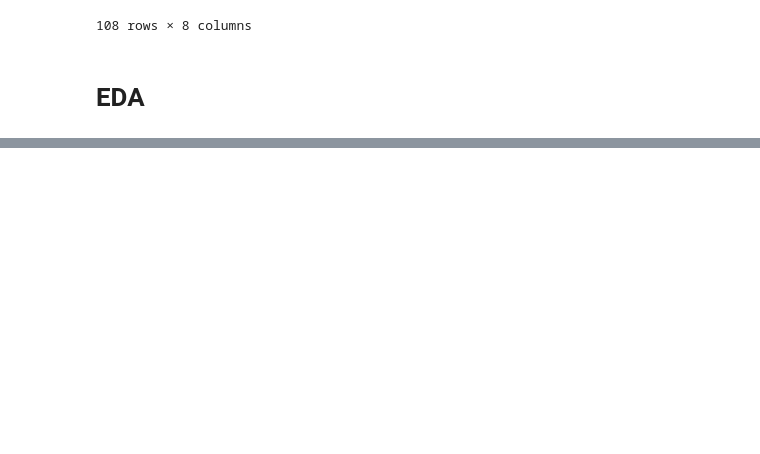
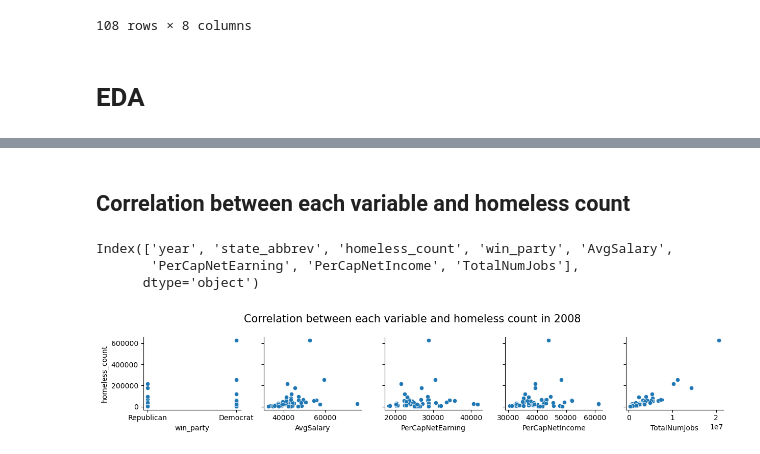
Before and after one commit to RenhaoL/CS109A_AC209A_Fall22_final_project, a Jupyter notebook: src/ZW_EDA_Econ_Politics.ipynb, the cells around one changed output, grey strips where cells are left out. Cells and saved outputs as stored; diff of their text form; code cells hidden in the pictures; blank space fills up the shorter version.

Commit message:
add EDA for Econ and Politics data

```diff
--- a/src/ZW_EDA_Econ_Politics.ipynb
+++ b/src/ZW_EDA_Econ_Politics.ipynb
@@ -352,0 +338,5 @@ df_econ_politcs.to_csv("../data/homeless_count_Econ_Politics_by_state.csv", inde
+# %%
+df_econ_politcs["AvgSalary"] = pd.to_numeric(df_econ_politcs["AvgSalary"])
+df_econ_politcs["PerCapNetEarning"] = pd.to_numeric(df_econ_politcs["PerCapNetEarning"])
+df_econ_politcs["PerCapNetIncome"] = pd.to_numeric(df_econ_politcs["PerCapNetIncome"])
+df_econ_politcs["TotalNumJobs"] = pd.to_numeric(df_econ_politcs["TotalNumJobs"])
@@ -352,0 +361,17 @@ df_econ_politcs.to_csv("../data/homeless_count_Econ_Politics_by_state.csv", inde
+# %% [markdown]
+## Correlation between each variable and homeless count
+# %%
+df_econ_politcs.columns
+# %% [output]
+Index(['year', 'state_abbrev', 'homeless_count', 'win_party', 'AvgSalary',
+       'PerCapNetEarning', 'PerCapNetIncome', 'TotalNumJobs'],
+      dtype='object')
+# %%
+g_08 = sns.pairplot(df_econ_politcs.query("year == 2008"),
+             x_vars=["win_party","AvgSalary","PerCapNetEarning", "PerCapNetIncome", "TotalNumJobs"],
+             y_vars=["homeless_count"])
+
+g_08.fig.suptitle('Correlation between each variable and homeless count in 2008', fontsize = 15)
+g_08.fig.tight_layout()
+# %% [output]
+[figure, added]
```
Also changed, not shown: parts of 26 cells of this notebook.
